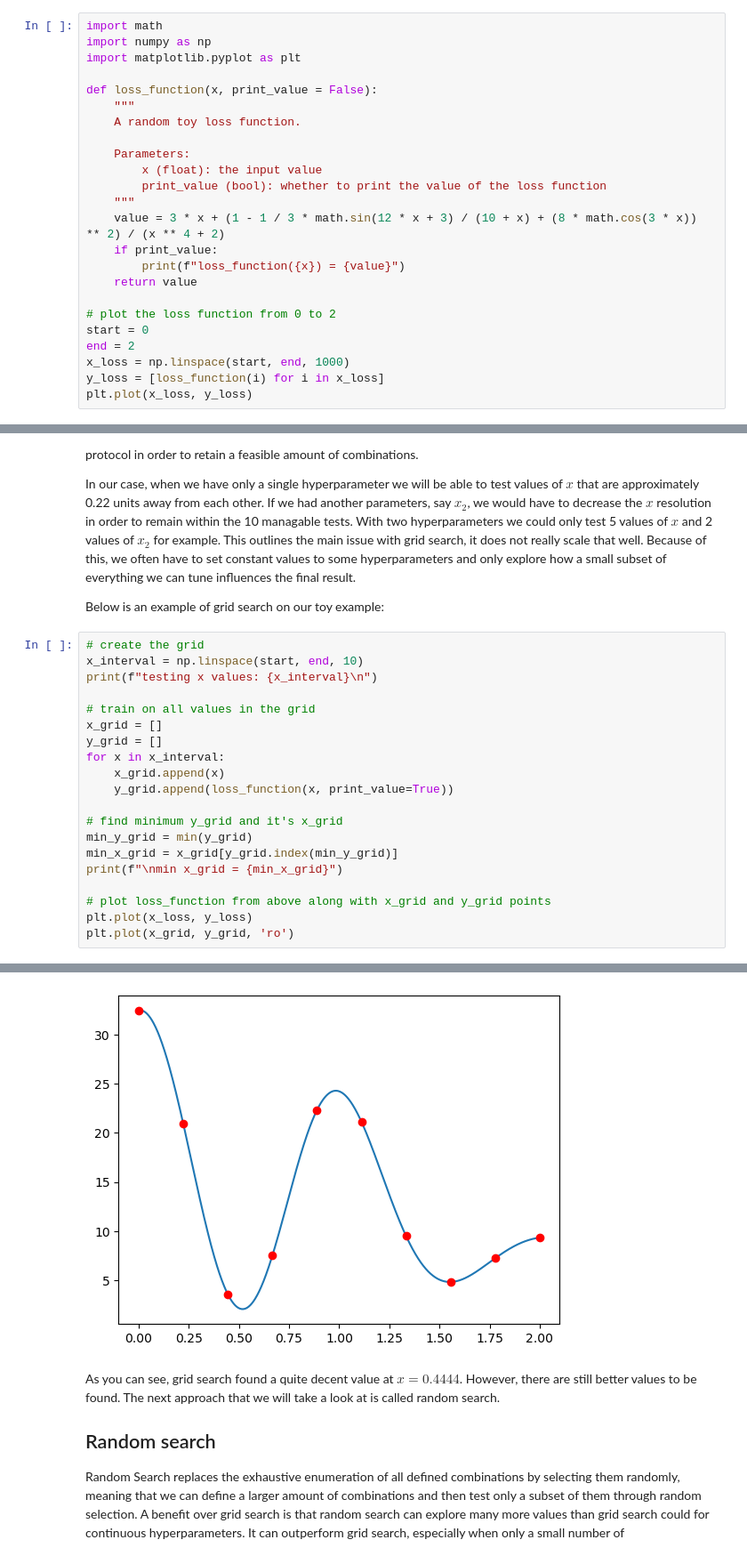
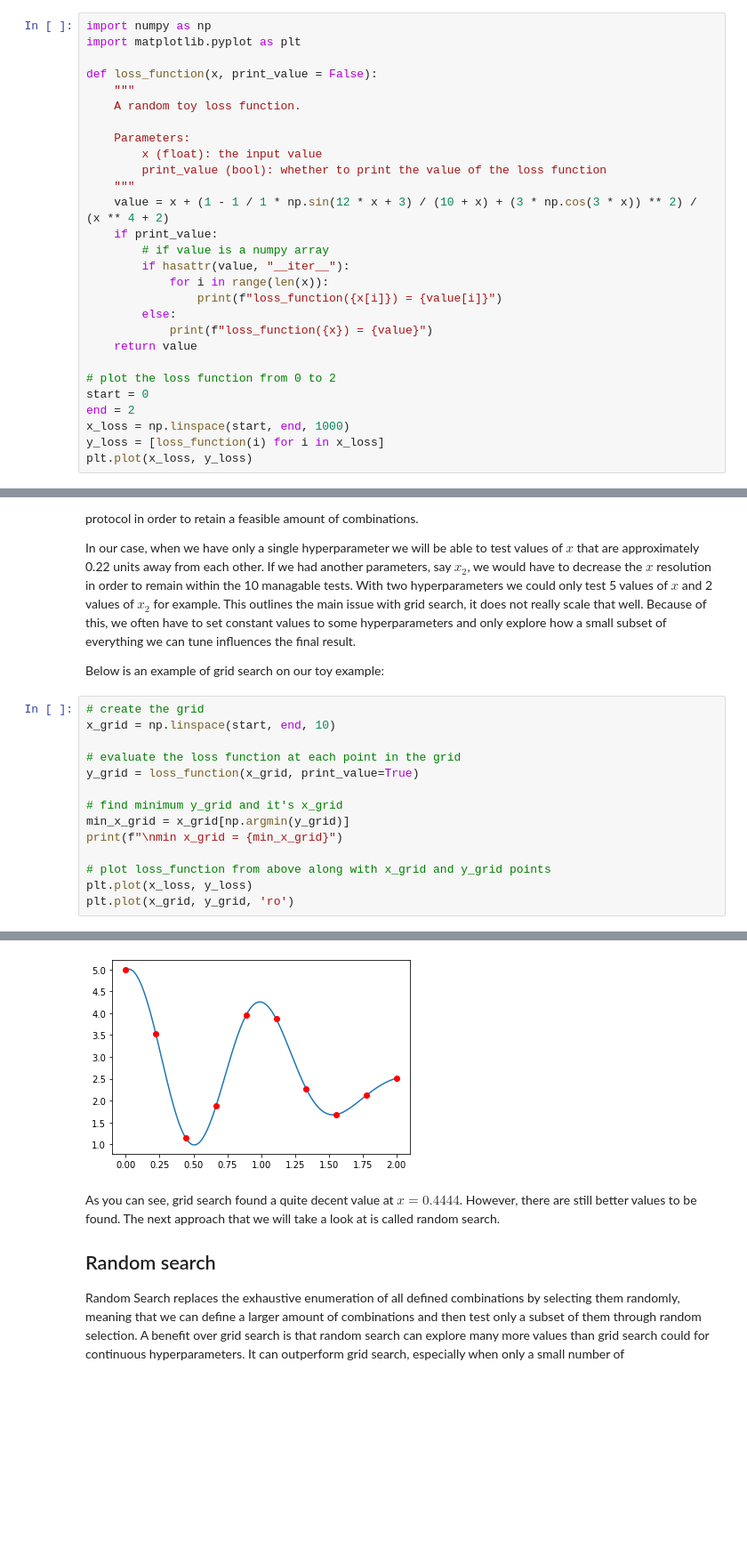
Before and after one commit to fri-datascience/course_bs, a Jupyter notebook: Session_13_Miscellaneous/code/02_hyperparameter_optimization.ipynb, the cells around one changed output, grey strips where cells are left out. Shown at 89% size. Drawn from its saved outputs; the diff is of its cells as text; blank space fills up the shorter version.

```diff
--- a/Session_13_Miscellaneous/code/02_hyperparameter_optimization.ipynb
+++ b/Session_13_Miscellaneous/code/02_hyperparameter_optimization.ipynb
@@ -21,7 +21,6 @@ So, one might look at the problem of hyperparameter optimization as a problem of
 
 The code block below defines the shape of our loss function, we are interested in finding the value of our hyperparmeter $x$ that minimizes this function on the [0, 3] interval.
 # %%
-import math
 import numpy as np
 import matplotlib.pyplot as plt
 
@@ -33,9 +32,14 @@ def loss_function(x, print_value = False):
         x (float): the input value
         print_value (bool): whether to print the value of the loss function
     """
-    value = 3 * x + (1 - 1 / 3 * math.sin(12 * x + 3) / (10 + x) + (8 * math.cos(3 * x)) ** 2) / (x ** 4 + 2)
+    value = x + (1 - 1 / 1 * np.sin(12 * x + 3) / (10 + x) + (3 * np.cos(3 * x)) ** 2) / (x ** 4 + 2)
     if print_value:
-        print(f"loss_function({x}) = {value}")
+        # if value is a numpy array
+        if hasattr(value, "__iter__"):
+            for i in range(len(x)):
+                print(f"loss_function({x[i]}) = {value[i]}")
+        else:
+            print(f"loss_function({x}) = {value}")
     return value
 
 # plot the loss function from 0 to 2
@@ -138,19 +142,13 @@ In our case, when we have only a single hyperparameter we will be able to test v
 Below is an example of grid search on our toy example:
 # %%
 # create the grid
-x_interval = np.linspace(start, end, 10)
-print(f"testing x values: {x_interval}\n")
+x_grid = np.linspace(start, end, 10)
 
-# train on all values in the grid
-x_grid = []
-y_grid = []
-for x in x_interval:
-    x_grid.append(x)
-    y_grid.append(loss_function(x, print_value=True))
+# evaluate the loss function at each point in the grid
+y_grid = loss_function(x_grid, print_value=True)
 
 # find minimum y_grid and it's x_grid
-min_y_grid = min(y_grid)
-min_x_grid = x_grid[y_grid.index(min_y_grid)]
+min_x_grid = x_grid[np.argmin(y_grid)]
 print(f"\nmin x_grid = {min_x_grid}")
 
 # plot loss_function from above along with x_grid and y_grid points
@@ -173,7 +168,7 @@ loss_function(2.0) = 9.332042260079362
 
 min x_grid = 0.4444444444444444
 [<matplotlib.lines.Line2D at 0x...>]
-[figure, old version]
+[figure, new version]
 # %% [markdown]
 As you can see, grid search found a quite decent value at $x = 0.4444$. However, there are still better values to be found. The next approach that we will take a look at is called random search.
 
```
Also changed, not shown: parts of 10 cells of this notebook.
